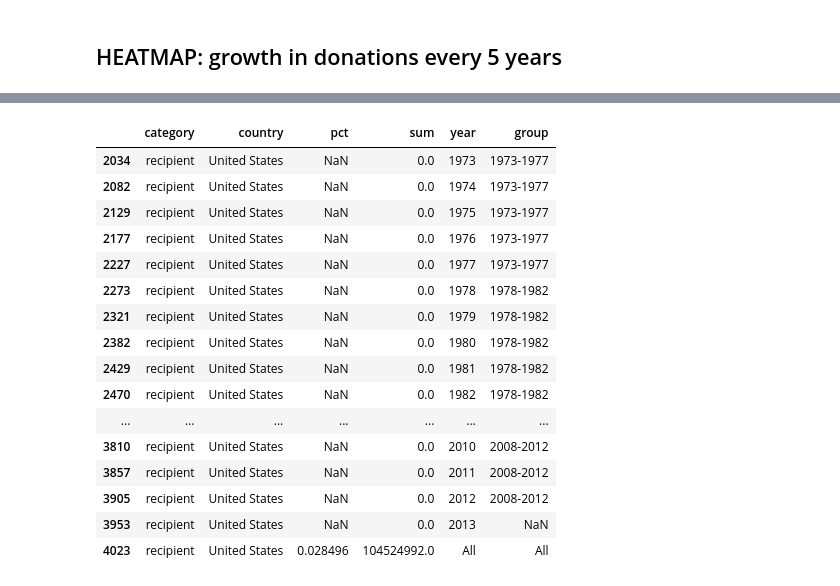
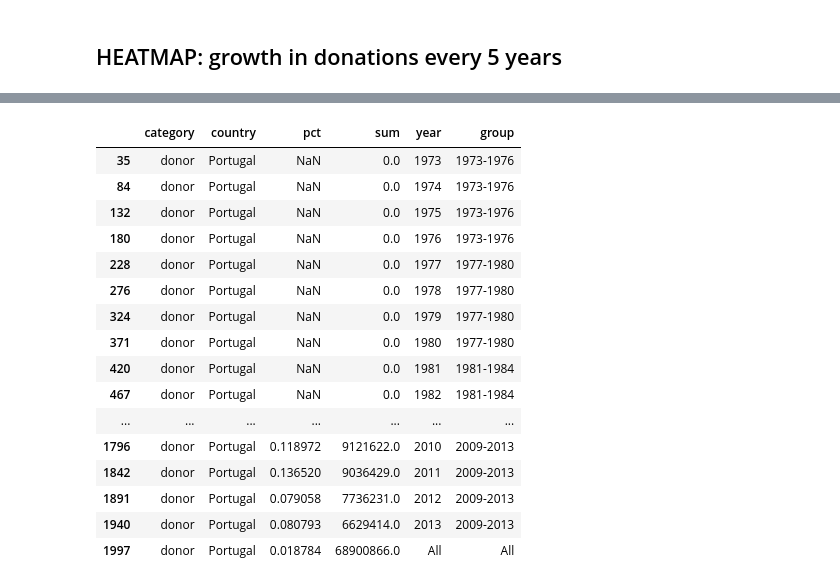
Before and after one commit to dianaow/dianaow.github.io, a Jupyter notebook: SWDchallenge/data/data_processing.ipynb, the cells around one changed output, grey strips where cells are left out. Saved outputs shown, nothing was run; the diff lists cells and outputs as text; code cells hidden in the pictures.

```diff
--- a/SWDchallenge/data/data_processing.ipynb
+++ b/SWDchallenge/data/data_processing.ipynb
@@ -159,22 +159,26 @@ class DataProcessing_GlobalDistribution():
         for i,row in all_country.iterrows():
             if (all_country.loc[i, 'year'] == 'All'):
                 all_country.loc[i, 'group'] = 'All'
-            elif (all_country.loc[i, 'year'] >= 1973) & (all_country.loc[i, 'year'] <= 1977):
-                all_country.loc[i, 'group'] = '1973-1977'
-            elif (all_country.loc[i, 'year'] >= 1978) & (all_country.loc[i, 'year'] <= 1982):
-                all_country.loc[i, 'group'] = '1978-1982'
-            elif (all_country.loc[i, 'year'] >= 1983) & (all_country.loc[i, 'year'] <= 1987):
-                all_country.loc[i, 'group'] = '1983-1987'
-            elif (all_country.loc[i, 'year'] >= 1988) & (all_country.loc[i, 'year'] <= 1992):
-                all_country.loc[i, 'group'] = '1988-1992'
-            elif (all_country.loc[i, 'year'] >= 1993) & (all_country.loc[i, 'year'] <= 1997):
-                all_country.loc[i, 'group'] = '1993-1997'
-            elif (all_country.loc[i, 'year'] >= 1998) & (all_country.loc[i, 'year'] <= 2002):
-                all_country.loc[i, 'group'] = '1998-2002'
-            elif (all_country.loc[i, 'year'] >= 2003) & (all_country.loc[i, 'year'] <= 2007):
-                all_country.loc[i, 'group'] = '2003-2007'
-            elif (all_country.loc[i, 'year'] >= 2008) & (all_country.loc[i, 'year'] <= 2012):
-                all_country.loc[i, 'group'] = '2008-2012'
+            elif (all_country.loc[i, 'year'] >= 1973) & (all_country.loc[i, 'year'] <= 1976):
+                all_country.loc[i, 'group'] = '1973-1976'
+            elif (all_country.loc[i, 'year'] >= 1977) & (all_country.loc[i, 'year'] <= 1980):
+                all_country.loc[i, 'group'] = '1977-1980'
+            elif (all_country.loc[i, 'year'] >= 1981) & (all_country.loc[i, 'year'] <= 1984):
+                all_country.loc[i, 'group'] = '1981-1984'
+            elif (all_country.loc[i, 'year'] >= 1985) & (all_country.loc[i, 'year'] <= 1988):
+                all_country.loc[i, 'group'] = '1985-1988'
+            elif (all_country.loc[i, 'year'] >= 1989) & (all_country.loc[i, 'year'] <= 1992):
+                all_country.loc[i, 'group'] = '1989-1992'
+            elif (all_country.loc[i, 'year'] >= 1993) & (all_country.loc[i, 'year'] <= 1996):
+                all_country.loc[i, 'group'] = '1993-1996'
+            elif (all_country.loc[i, 'year'] >= 1997) & (all_country.loc[i, 'year'] <= 2000):
+                all_country.loc[i, 'group'] = '1997-2000'
+            elif (all_country.loc[i, 'year'] >= 2001) & (all_country.loc[i, 'year'] <= 2004):
+                all_country.loc[i, 'group'] = '2001-2004'
+            elif (all_country.loc[i, 'year'] >= 2005) & (all_country.loc[i, 'year'] <= 2008):
+                all_country.loc[i, 'group'] = '2005-2008'
+            elif (all_country.loc[i, 'year'] >= 2009) & (all_country.loc[i, 'year'] <= 2013):
+                all_country.loc[i, 'group'] = '2009-2013'
 
         return all_country, all_country_PT.reset_index(drop=True), all_country_pctPT.reset_index(drop=True)
 
@@ -725 +764,3 @@ recipient_growth_pct = pd.pivot_table(recipient_growth, index='group', columns='
+# %%
+all_country['year'] = all_country['year'].astype(str)
 # %%
@@ -757,20 +786,20 @@ donor_growth_pct[['group', 'Portugal']]
 # %%
-all_country[(all_country['country'] == 'United States') & (all_country['category'] == 'recipient')]
+all_country[(all_country['country'] == 'Portugal') & (all_country['category'] == 'donor')].sort_values('year', ascending=True)
 # %% [output]
 |  | category | country | pct | sum | year | group |
-| 2034 | recipient | United States | NaN | 0.0 | 1973 | 1973-1977 |
-| 2082 | recipient | United States | NaN | 0.0 | 1974 | 1973-1977 |
-| 2129 | recipient | United States | NaN | 0.0 | 1975 | 1973-1977 |
-| 2177 | recipient | United States | NaN | 0.0 | 1976 | 1973-1977 |
-| 2227 | recipient | United States | NaN | 0.0 | 1977 | 1973-1977 |
-| 2273 | recipient | United States | NaN | 0.0 | 1978 | 1978-1982 |
-| 2321 | recipient | United States | NaN | 0.0 | 1979 | 1978-1982 |
-| 2382 | recipient | United States | NaN | 0.0 | 1980 | 1978-1982 |
-| 2429 | recipient | United States | NaN | 0.0 | 1981 | 1978-1982 |
-| 2470 | recipient | United States | NaN | 0.0 | 1982 | 1978-1982 |
+| 35 | donor | Portugal | NaN | 0.0 | 1973 | 1973-1976 |
+| 84 | donor | Portugal | NaN | 0.0 | 1974 | 1973-1976 |
+| 132 | donor | Portugal | NaN | 0.0 | 1975 | 1973-1976 |
+| 180 | donor | Portugal | NaN | 0.0 | 1976 | 1973-1976 |
+| 228 | donor | Portugal | NaN | 0.0 | 1977 | 1977-1980 |
+| 276 | donor | Portugal | NaN | 0.0 | 1978 | 1977-1980 |
+| 324 | donor | Portugal | NaN | 0.0 | 1979 | 1977-1980 |
+| 371 | donor | Portugal | NaN | 0.0 | 1980 | 1977-1980 |
+| 420 | donor | Portugal | NaN | 0.0 | 1981 | 1981-1984 |
+| 467 | donor | Portugal | NaN | 0.0 | 1982 | 1981-1984 |
 | ... | ... | ... | ... | ... | ... | ... |
-| 3810 | recipient | United States | NaN | 0.0 | 2010 | 2008-2012 |
-| 3857 | recipient | United States | NaN | 0.0 | 2011 | 2008-2012 |
-| 3905 | recipient | United States | NaN | 0.0 | 2012 | 2008-2012 |
-| 3953 | recipient | United States | NaN | 0.0 | 2013 | NaN |
-| 4023 | recipient | United States | 0.028496 | 104524992.0 | All | All |
+| 1796 | donor | Portugal | 0.118972 | 9121622.0 | 2010 | 2009-2013 |
+| 1842 | donor | Portugal | 0.136520 | 9036429.0 | 2011 | 2009-2013 |
+| 1891 | donor | Portugal | 0.079058 | 7736231.0 | 2012 | 2009-2013 |
+| 1940 | donor | Portugal | 0.080793 | 6629414.0 | 2013 | 2009-2013 |
+| 1997 | donor | Portugal | 0.018784 | 68900866.0 | All | All |
```
Also changed, not shown: parts of 41 cells of this notebook, 17 other files.
